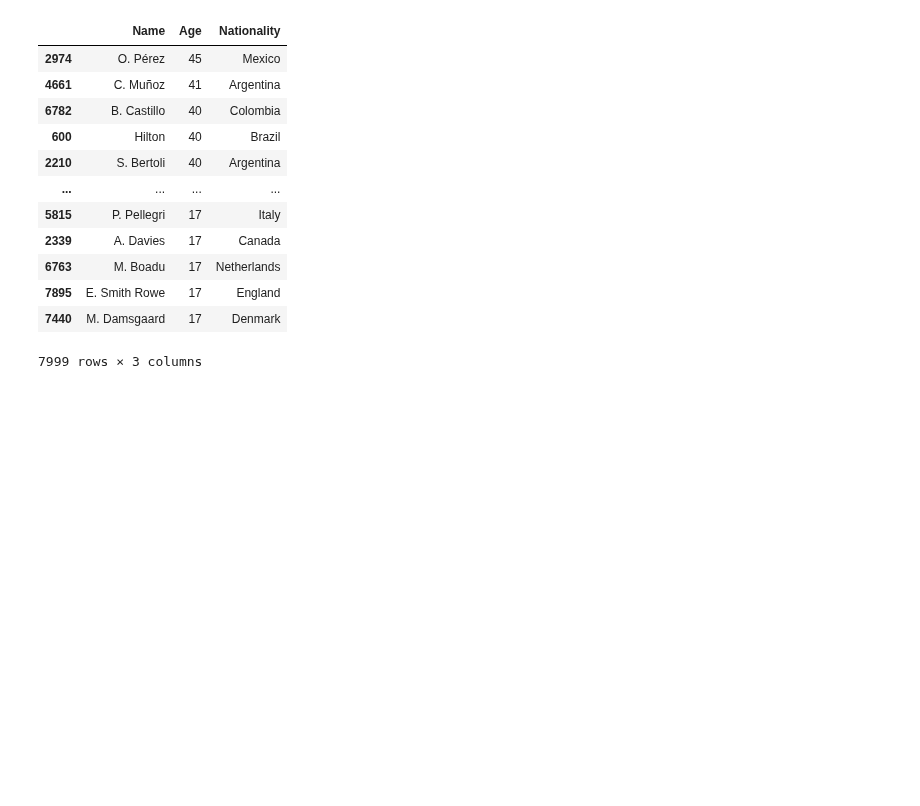
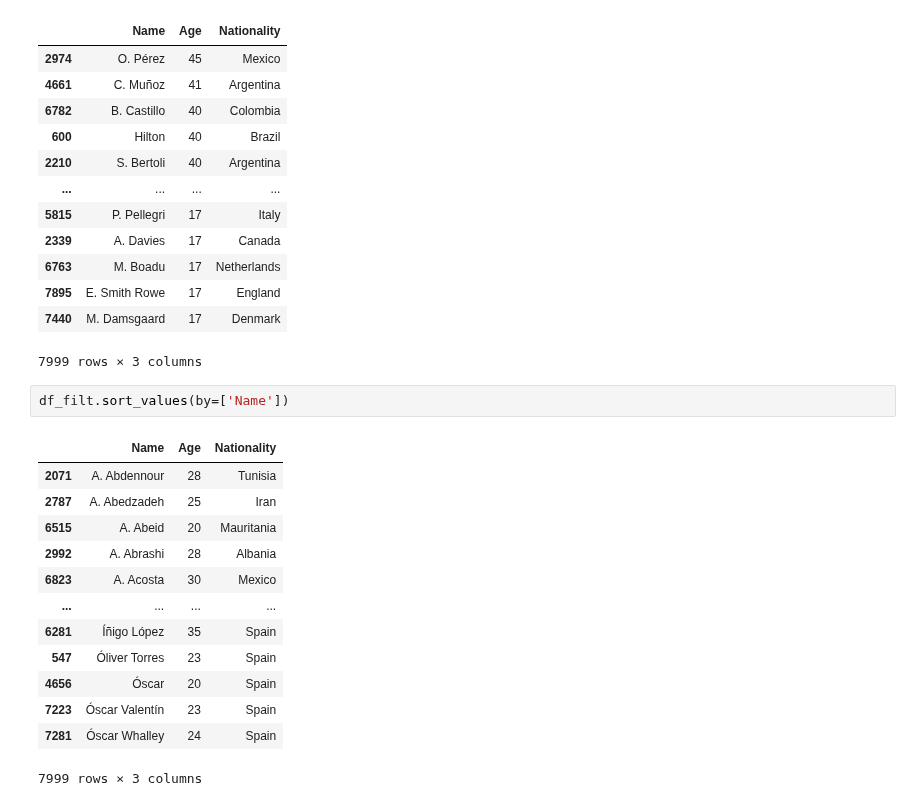
Before and after one commit to matiascabrejos/IA-Humai, a Jupyter notebook: repaso_2.ipynb, the cells around one changed output. Saved outputs shown, nothing was run; the diff lists cells and outputs as text; blank space fills up the shorter version.

```diff
--- a/repaso_2.ipynb
+++ b/repaso_2.ipynb
@@ -224,3 +224,19 @@ df_filt.sort_values(by=['Age'], ascending=False)
 | 7895 | E. Smith Rowe | 17 | England |
 | 7440 | M. Damsgaard | 17 | Denmark |
 7999 rows × 3 columns
+# %%
+df_filt.sort_values(by=['Name'])
+# %% [output]
+|  | Name | Age | Nationality |
+| 2071 | A. Abdennour | 28 | Tunisia |
+| 2787 | A. Abedzadeh | 25 | Iran |
+| 6515 | A. Abeid | 20 | Mauritania |
+| 2992 | A. Abrashi | 28 | Albania |
+| 6823 | A. Acosta | 30 | Mexico |
+| ... | ... | ... | ... |
+| 6281 | Íñigo López | 35 | Spain |
+| 547 | Óliver Torres | 23 | Spain |
+| 4656 | Óscar | 20 | Spain |
+| 7223 | Óscar Valentín | 23 | Spain |
+| 7281 | Óscar Whalley | 24 | Spain |
+7999 rows × 3 columns
```
Also changed, not shown: parts of 1 cell of this notebook.
